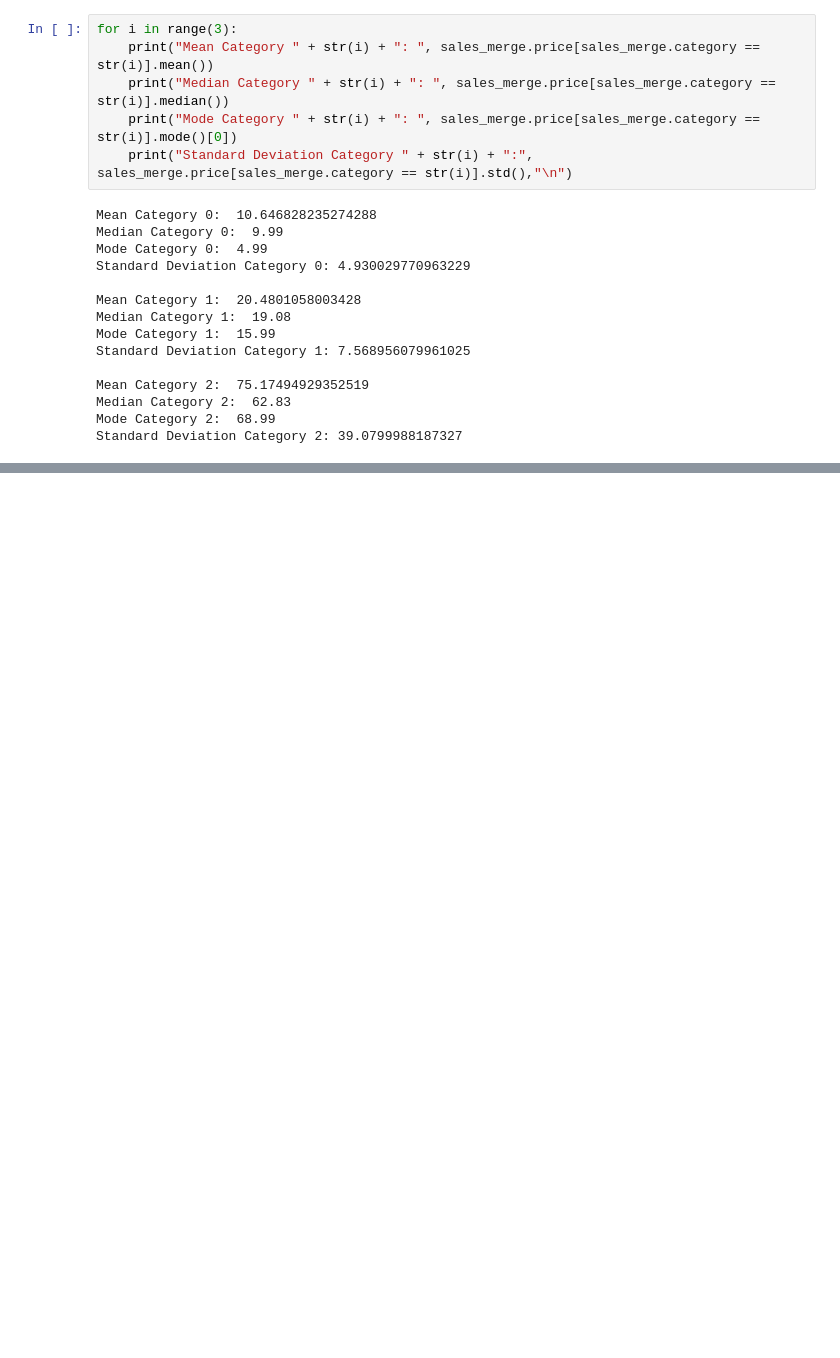
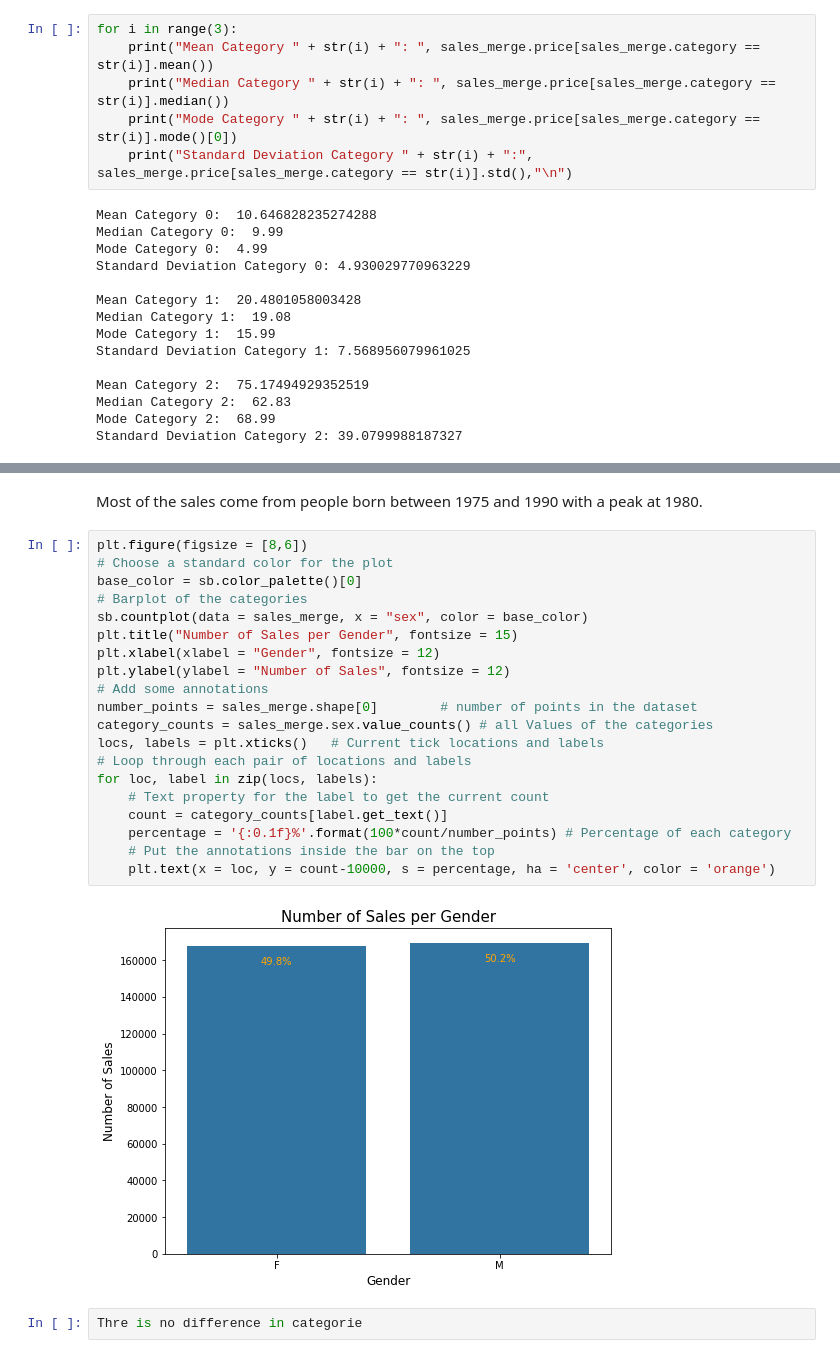
Before and after one commit to furawa/OC_data_analyst_projects, a Jupyter notebook: 02_analyze_company_sales/analyze_company_sales.ipynb, the cells around one changed output, grey strips where cells are left out. Cells and saved outputs as stored; diff of their text form; blank space fills up the shorter version.

```diff
--- a/02_analyze_company_sales/analyze_company_sales.ipynb
+++ b/02_analyze_company_sales/analyze_company_sales.ipynb
@@ -447,0 +454,26 @@ Standard Deviation Category 2: 39.0799988187327
+# %% [markdown]
+Most of the sales come from people born between 1975 and 1990 with a peak at 1980.
+# %%
+plt.figure(figsize = [8,6])
+# Choose a standard color for the plot
+base_color = sb.color_palette()[0]
+# Barplot of the categories
+sb.countplot(data = sales_merge, x = "sex", color = base_color)
+plt.title("Number of Sales per Gender", fontsize = 15)
+plt.xlabel(xlabel = "Gender", fontsize = 12)
+plt.ylabel(ylabel = "Number of Sales", fontsize = 12)
+# Add some annotations
+number_points = sales_merge.shape[0]        # number of points in the dataset
+category_counts = sales_merge.sex.value_counts() # all Values of the categories
+locs, labels = plt.xticks()   # Current tick locations and labels
+# Loop through each pair of locations and labels
+for loc, label in zip(locs, labels):
+    # Text property for the label to get the current count
+    count = category_counts[label.get_text()]
+    percentage = '{:0.1f}%'.format(100*count/number_points) # Percentage of each category
+    # Put the annotations inside the bar on the top
+    plt.text(x = loc, y = count-10000, s = percentage, ha = 'center', color = 'orange')
+# %% [output]
+[figure, added]
+# %%
+Thre is no difference in categorie
```
Also changed, not shown: parts of 8 cells of this notebook.
